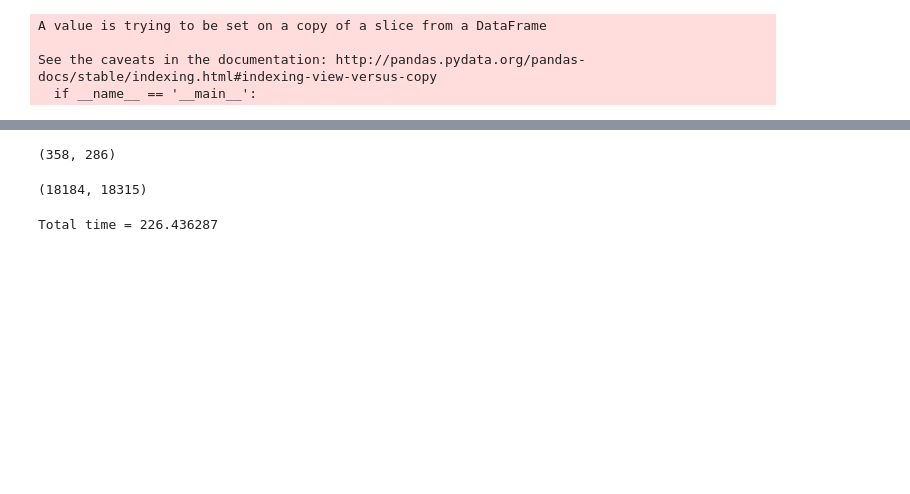
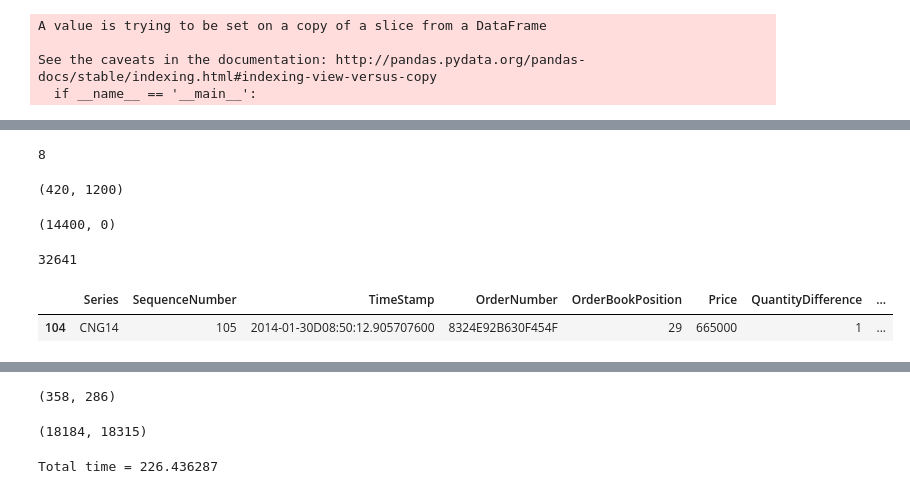
Before and after one commit to rorysroes/SGX-Full-OrderBook-Tick-Data-Trading-Strategy, a Jupyter notebook: before_open_market.ipynb, the cells around one changed output, grey strips where cells are left out. Saved outputs shown, nothing was run; the diff lists cells and outputs as text; code cells hidden in the pictures; blank space fills up the shorter version.

```diff
--- a/before_open_market.ipynb
+++ b/before_open_market.ipynb
@@ -88,0 +94,12 @@ See the caveats in the documentation: http://pandas.pydata.org/pandas-docs/stabl
+# %%
+int(data[10:11].TimeStamp.iloc[0][17])*10 + int(data[10:11].TimeStamp.iloc[0][18])
+# %% [output]
+8
+# %%
+int(data[10:11].TimeStamp.iloc[0][15])*60,int(data[10:11].TimeStamp.iloc[0][14])*600
+# %% [output]
+(420, 1200)
+# %%
+int(data[10:11].TimeStamp.iloc[0][12])*3600,int(data[10:11].TimeStamp.iloc[0][11])*36000
+# %% [output]
+(14400, 0)
@@ -88,0 +110,9 @@ See the caveats in the documentation: http://pandas.pydata.org/pandas-docs/stabl
+# %%
+time_second
+# %% [output]
+32641
+# %%
+data[104:105]
+# %% [output]
+|  | Series | SequenceNumber | TimeStamp | OrderNumber | OrderBookPosition | Price | QuantityDifference | ... |
+| 104 | CNG14 | 105 | 2014-01-30D08:50:12.905707600 | 8324E92B630F454F | 29 | 665000 | 1 | ... |
```
Also changed, not shown: parts of 22 cells of this notebook.
